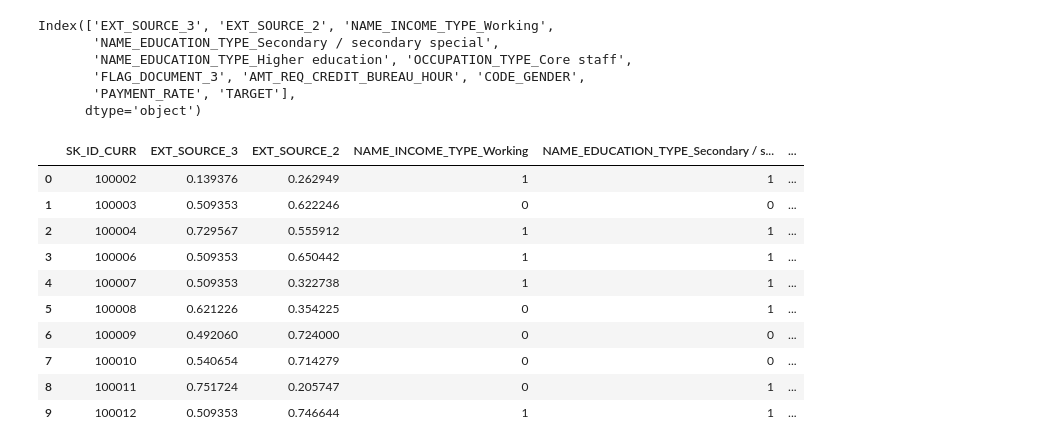
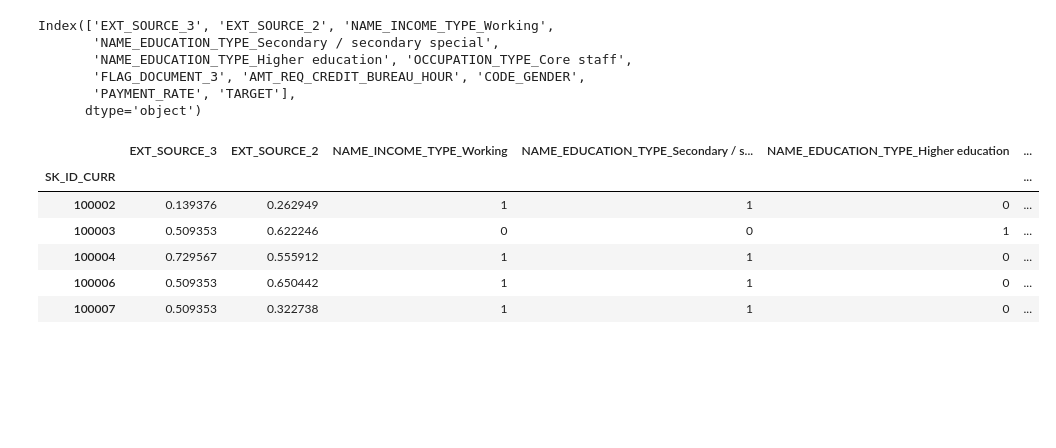
Before and after one commit to Muricael/Projet7_git, a Jupyter notebook: xgb.ipynb, the cells around one changed output. Saved outputs shown, nothing was run; the diff lists cells and outputs as text; code cells hidden in the pictures; blank space fills up the shorter version.

```diff
--- a/xgb.ipynb
+++ b/xgb.ipynb
@@ -672,16 +666,12 @@ X_train, X_test, y_train, y_test = train_test_split(
 # %%
 import pandas as pd
-test_final = pd.read_csv('../Data/Processed/fichier_xgb.csv')
-test_final.head(10)
+test_final = pd.read_csv('../Data/Processed/fichier_xgb.csv', index_col = "SK_ID_CURR")
+test_final.head(5)
 # %% [output]
-|  | SK_ID_CURR | EXT_SOURCE_3 | EXT_SOURCE_2 | NAME_INCOME_TYPE_Working | NAME_EDUCATION_TYPE_Secondary / s... | ... |
-| 0 | 100002 | 0.139376 | 0.262949 | 1 | 1 | ... |
-| 1 | 100003 | 0.509353 | 0.622246 | 0 | 0 | ... |
-| 2 | 100004 | 0.729567 | 0.555912 | 1 | 1 | ... |
-| 3 | 100006 | 0.509353 | 0.650442 | 1 | 1 | ... |
-| 4 | 100007 | 0.509353 | 0.322738 | 1 | 1 | ... |
-| 5 | 100008 | 0.621226 | 0.354225 | 0 | 1 | ... |
-| 6 | 100009 | 0.492060 | 0.724000 | 0 | 0 | ... |
-| 7 | 100010 | 0.540654 | 0.714279 | 0 | 0 | ... |
-| 8 | 100011 | 0.751724 | 0.205747 | 0 | 1 | ... |
-| 9 | 100012 | 0.509353 | 0.746644 | 1 | 1 | ... |
+|  | EXT_SOURCE_3 | EXT_SOURCE_2 | NAME_INCOME_TYPE_Working | NAME_EDUCATION_TYPE_Secondary / s... | NAME_EDUCATION_TYPE_Higher education | ... |
+| SK_ID_CURR |  |  |  |  |  | ... |
+| 100002 | 0.139376 | 0.262949 | 1 | 1 | 0 | ... |
+| 100003 | 0.509353 | 0.622246 | 0 | 0 | 1 | ... |
+| 100004 | 0.729567 | 0.555912 | 1 | 1 | 0 | ... |
+| 100006 | 0.509353 | 0.650442 | 1 | 1 | 0 | ... |
+| 100007 | 0.509353 | 0.322738 | 1 | 1 | 0 | ... |
```
Also changed, not shown: parts of 16 cells of this notebook, 18 other files.
